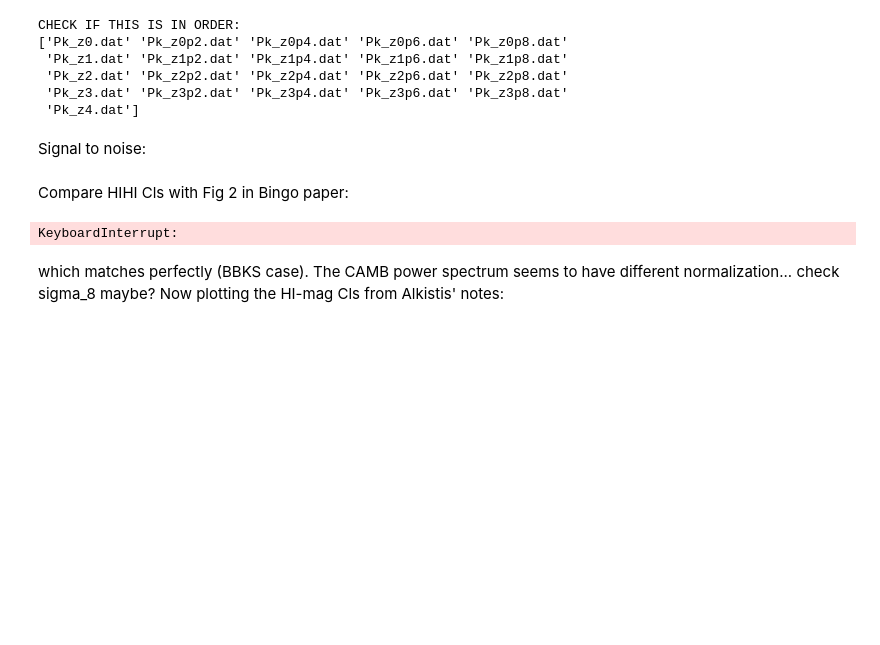
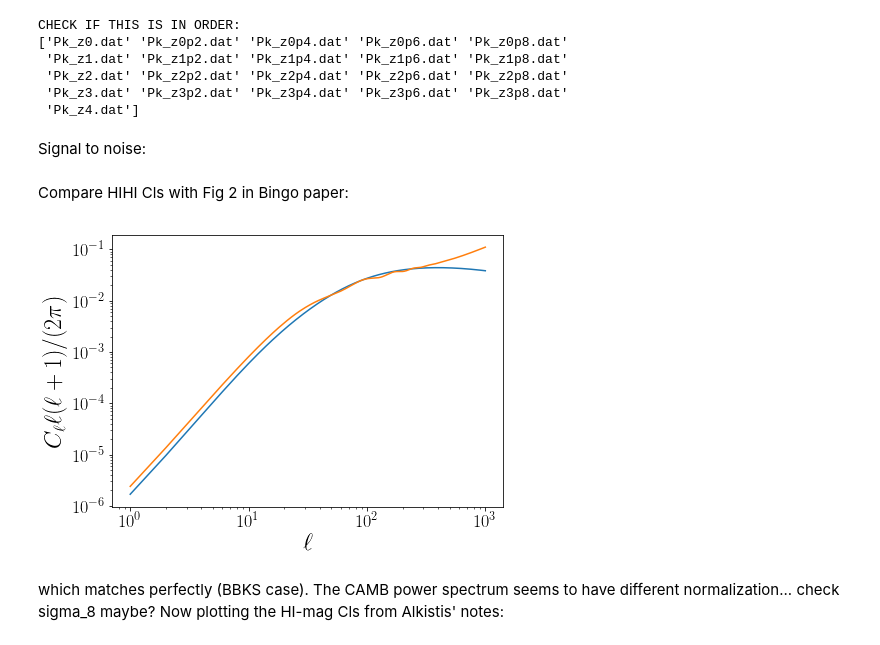
Before and after one commit to amadeuswi/MagBias, a Jupyter notebook: S2N.ipynb, the cells around one changed output. Cells and saved outputs as stored; diff of their text form; code cells hidden in the pictures; blank space fills up the shorter version.

```diff
--- a/S2N.ipynb
+++ b/S2N.ipynb
@@ -322,17 +376,19 @@ Compare HIHI Cls with Fig 2 in Bingo paper:
 # %%
 #compare with Fig 2 in Bingo paper:
 lbing = np.arange(1,1000)
 
 Cl_HIHI = C_l_HIHI_BBKS(lbing, nutoz21(975), nutoz21(925))
 Cl_HIHI_camb = C_l_HIHI_CAMB(lbing, nutoz21(975), nutoz21(925))
 
 fig = P.figure(); ax = fig.add_subplot(111);
 ax.loglog(lbing, Cl_HIHI*(lbing+1)*lbing / 2 / pi)
 ax.loglog(lbing, Cl_HIHI_camb*(lbing+1)*lbing / 2 / pi)
 
+ax.set_xlabel("$\ell$")
+ax.set_ylabel("$C_\ell\ell(\ell+1)/(2\pi)$")
 P.show()
 # %% [output]
-KeyboardInterrupt:
+[figure, added]
 # %% [markdown]
 which matches perfectly (BBKS case). The CAMB power spectrum seems to have different normalization... check sigma_8 maybe?
 Now plotting the HI-mag Cls from Alkistis' notes:
```
Also changed, not shown: parts of 17 cells of this notebook, 21 other files.
